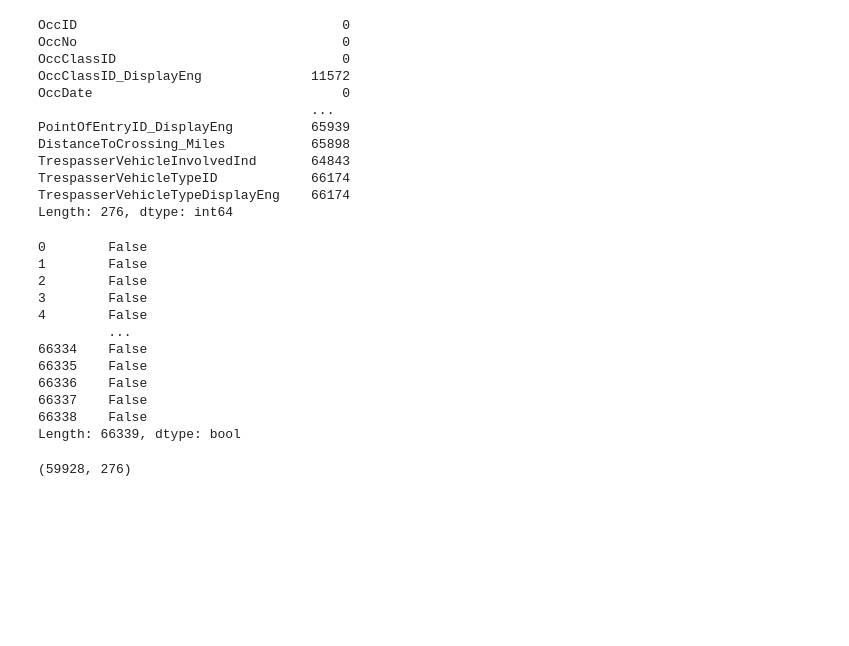
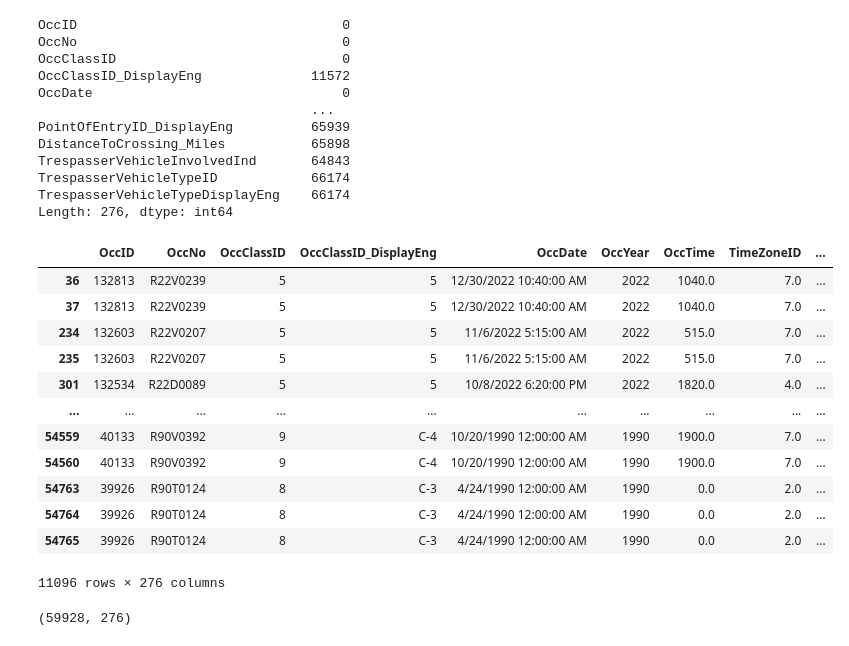
Before and after one commit to denish-gts/railway-occurence-analysis, a Jupyter notebook: railway_occurence_analysis.ipynb, the cells around one changed output. Saved outputs shown, nothing was run; the diff lists cells and outputs as text; code cells hidden in the pictures; blank space fills up the shorter version.

```diff
--- a/railway_occurence_analysis.ipynb
+++ b/railway_occurence_analysis.ipynb
@@ -11,6 +11,11 @@ Drive already mounted at /content/drive; to attempt to forcibly remount, call dr
+# %%
+project_dir = 'drive/MyDrive/DAB103/Project/'
 # %%
-railData = pd.read_csv('RODSdb_MDOTW_VW_OCCURRENCE_PUBLIC.csv', low_memory=False)
+railData = pd.read_csv(project_dir+'RODSdb_MDOTW_VW_OCCURRENCE_PUBLIC.csv', low_memory=False)
 railData
+
+# railData = pd.read_csv(project_dir+ 'RailwayAccidentData.csv')
+# railData
 # %% [output]
 |  | OccID | OccNo | OccClassID | OccClassID_DisplayEng | OccClassID_DisplayFre | OccDate | OccYear | OccTime | ... |
 | 0 | 132852 | R23S0008 | 5 | 5 | 5 | 1/7/2023 6:50:00 AM | 2023 | 650.0 | ... |
@@ -126,18 +123,19 @@ TrespasserVehicleTypeID            66174
 TrespasserVehicleTypeDisplayEng    66174
 Length: 276, dtype: int64
 # %%
-railDataEnglish.duplicated('OccID')
+railDataEnglish[railDataEnglish.duplicated('OccID',keep=False)]
 # %% [output]
+|  | OccID | OccNo | OccClassID | OccClassID_DisplayEng | OccDate | OccYear | OccTime | TimeZoneID | ... |
+| 36 | 132813 | R22V0239 | 5 | 5 | 12/30/2022 10:40:00 AM | 2022 | 1040.0 | 7.0 | ... |
+| 37 | 132813 | R22V0239 | 5 | 5 | 12/30/2022 10:40:00 AM | 2022 | 1040.0 | 7.0 | ... |
+| 234 | 132603 | R22V0207 | 5 | 5 | 11/6/2022 5:15:00 AM | 2022 | 515.0 | 7.0 | ... |
+| 235 | 132603 | R22V0207 | 5 | 5 | 11/6/2022 5:15:00 AM | 2022 | 515.0 | 7.0 | ... |
+| 301 | 132534 | R22D0089 | 5 | 5 | 10/8/2022 6:20:00 PM | 2022 | 1820.0 | 4.0 | ... |
+| ... | ... | ... | ... | ... | ... | ... | ... | ... | ... |
+| 54559 | 40133 | R90V0392 | 9 | C-4 | 10/20/1990 12:00:00 AM | 1990 | 1900.0 | 7.0 | ... |
+| 54560 | 40133 | R90V0392 | 9 | C-4 | 10/20/1990 12:00:00 AM | 1990 | 1900.0 | 7.0 | ... |
+| 54763 | 39926 | R90T0124 | 8 | C-3 | 4/24/1990 12:00:00 AM | 1990 | 0.0 | 2.0 | ... |
+| 54764 | 39926 | R90T0124 | 8 | C-3 | 4/24/1990 12:00:00 AM | 1990 | 0.0 | 2.0 | ... |
+| 54765 | 39926 | R90T0124 | 8 | C-3 | 4/24/1990 12:00:00 AM | 1990 | 0.0 | 2.0 | ... |
-0        False
-1        False
-2        False
-3        False
-4        False
-         ...
-66334    False
-66335    False
-66336    False
-66337    False
-66338    False
-Length: 66339, dtype: bool
+11096 rows × 276 columns
 # %%
```
Also changed, not shown: parts of 22 cells of this notebook.
